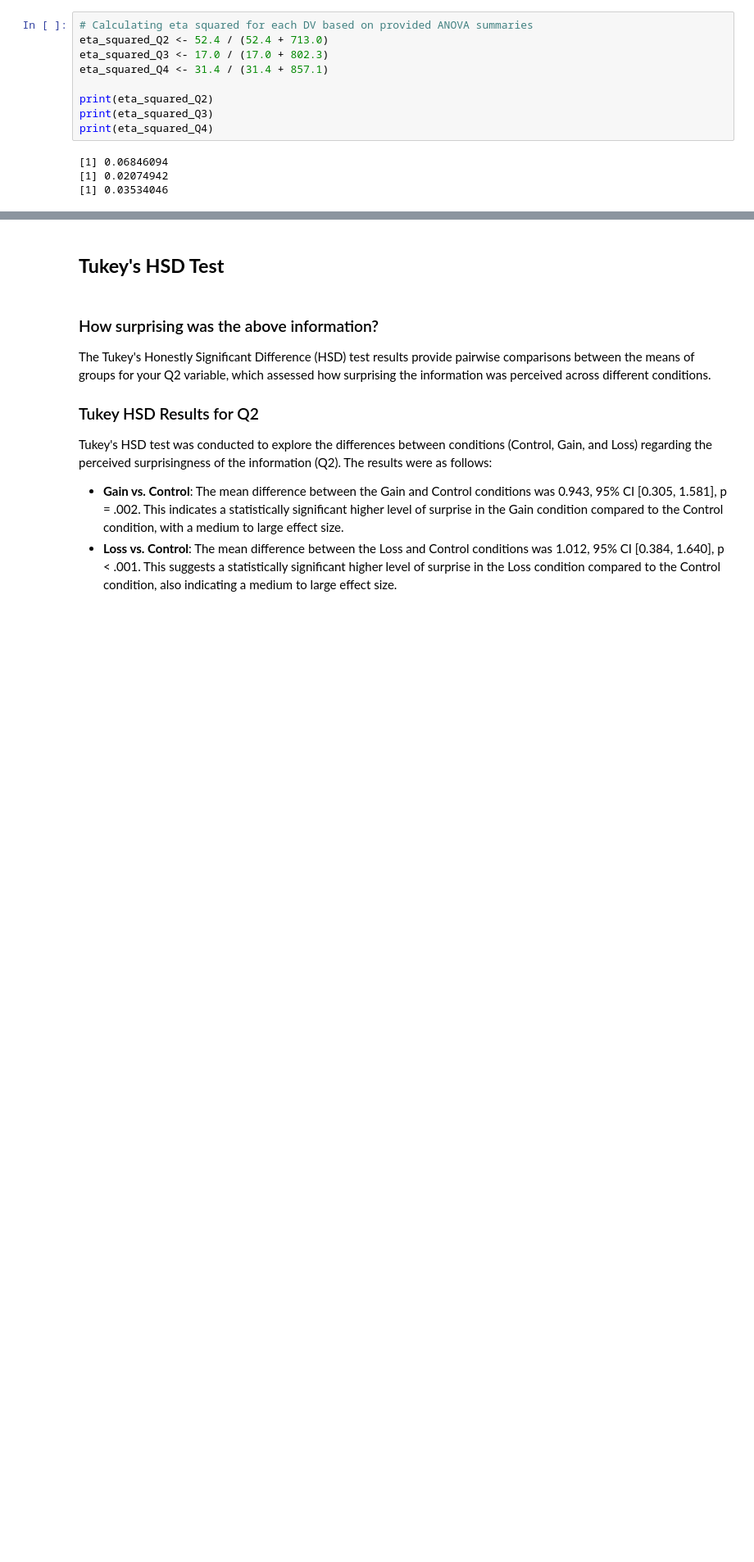
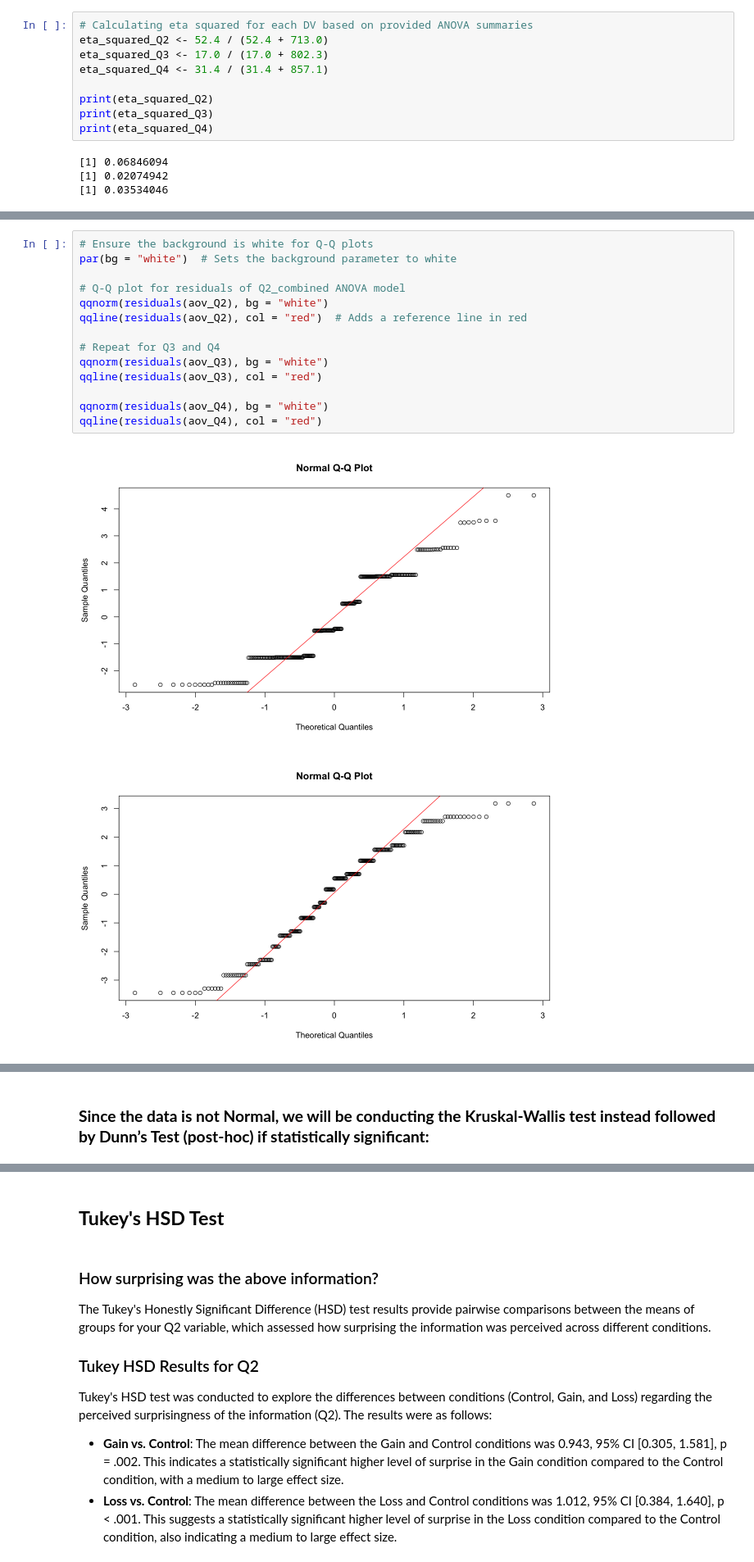
Before and after one commit to riddhibattu/PSYC421_Sustain-a-Cup-research, a Jupyter notebook: src/statistical_analysis.ipynb, the cells around one changed output, grey strips where cells are left out. Shown at 82% size. Drawn from its saved outputs; the diff is of its cells as text; blank space fills up the shorter version.

Commit message:
Checking for normality and changing the results

```diff
--- a/src/statistical_analysis.ipynb
+++ b/src/statistical_analysis.ipynb
@@ -561,0 +668,17 @@ print(eta_squared_Q4)
+# %%
+# Ensure the background is white for Q-Q plots
+par(bg = "white")  # Sets the background parameter to white
+
+# Q-Q plot for residuals of Q2_combined ANOVA model
+qqnorm(residuals(aov_Q2), bg = "white")
+qqline(residuals(aov_Q2), col = "red")  # Adds a reference line in red
+
+# Repeat for Q3 and Q4
+qqnorm(residuals(aov_Q3), bg = "white")
+qqline(residuals(aov_Q3), col = "red")
+
+qqnorm(residuals(aov_Q4), bg = "white")
+qqline(residuals(aov_Q4), col = "red")
+# %% [output]
+[figure, added]
+[figure, added]
@@ -561,0 +686,2 @@ print(eta_squared_Q4)
+# %% [markdown]
+### **Since the data is not Normal, we will be conducting the Kruskal-Wallis test instead followed by Dunn’s Test (post-hoc) if statistically significant:**
```
Also changed, not shown: parts of 19 cells of this notebook.
